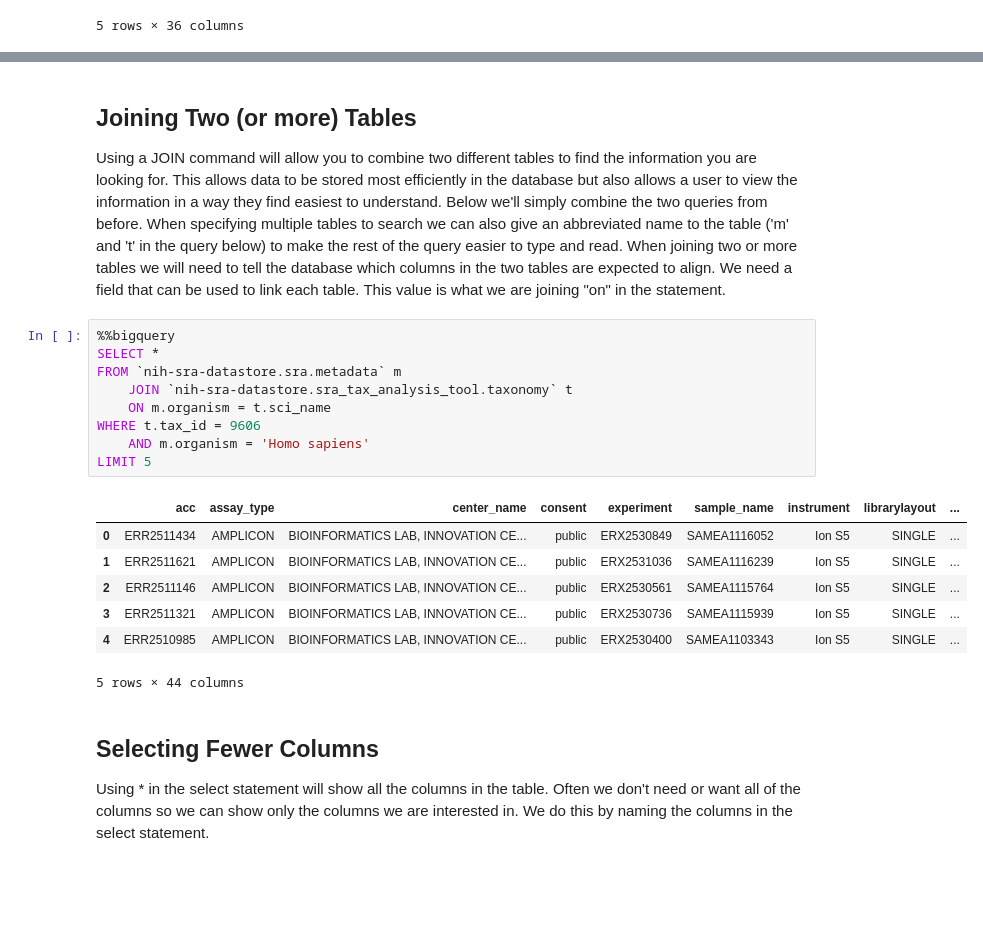
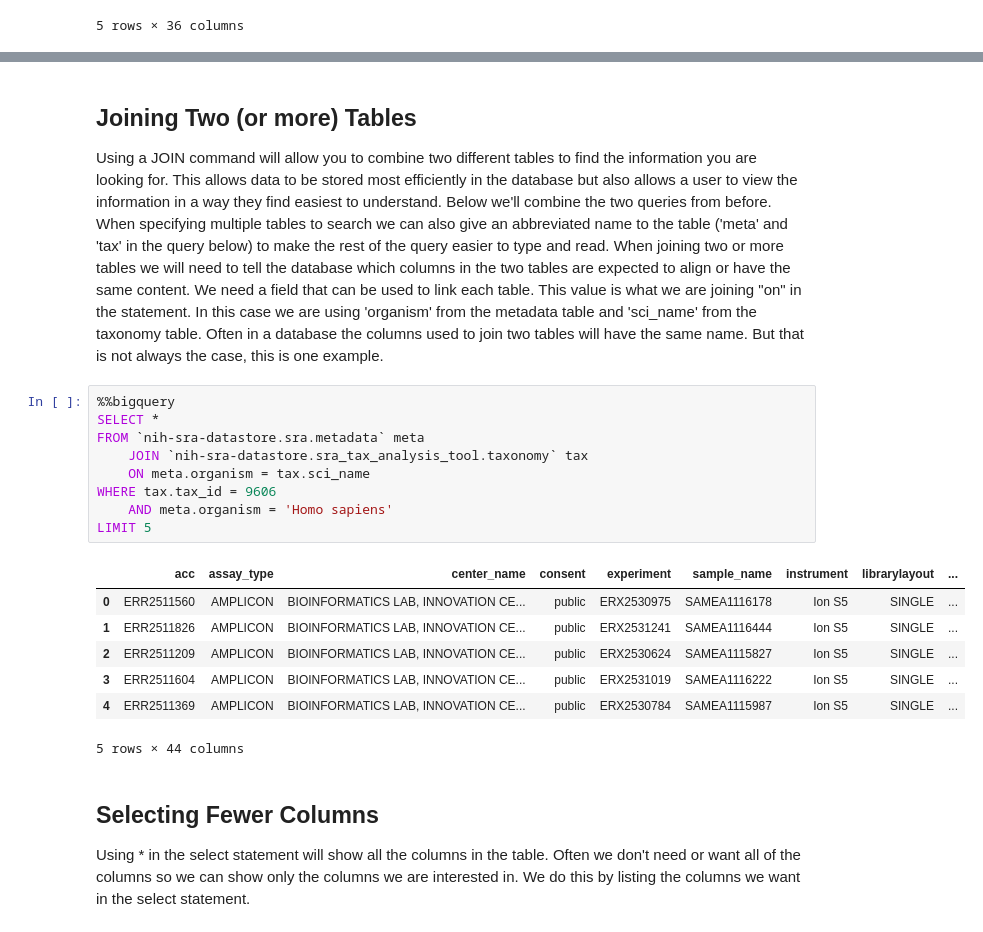
Before and after one commit to ncbi/ASHG-Workshop-2021, a Jupyter notebook: Basic BigQuery Examples.ipynb, the cells around one changed output, grey strips where cells are left out. Saved outputs shown, nothing was run; the diff lists cells and outputs as text; blank space fills up the shorter version.

Commit message:
Add files via upload
updated examples workbooks

```diff
--- a/Basic BigQuery Examples.ipynb
+++ b/Basic BigQuery Examples.ipynb
@@ -59,26 +83,26 @@ WHERE sci_name = 'Homo sapiens'
 # %% [markdown]
 ## Joining Two (or more) Tables
-Using a JOIN command will allow you to combine two different tables to find the information you are looking for. This allows data to be stored most efficiently in the database but also allows a user to view the information in a way they find easiest to understand. Below we'll simply combine the two queries from before. When specifying multiple tables to search we can also give an abbreviated name to the table ('m' and 't' in the query below) to make the rest of the query easier to type and read.
-When joining two or more tables we will need to tell the database which columns in the two tables are expected to align. We need a field that can be used to link each table. This value is what we are joining "on" in the statement.
+Using a JOIN command will allow you to combine two different tables to find the information you are looking for. This allows data to be stored most efficiently in the database but also allows a user to view the information in a way they find easiest to understand. Below we'll combine the two queries from before. When specifying multiple tables to search we can also give an abbreviated name to the table ('meta' and 'tax' in the query below) to make the rest of the query easier to type and read.
+When joining two or more tables we will need to tell the database which columns in the two tables are expected to align or have the same content. We need a field that can be used to link each table. This value is what we are joining "on" in the statement. In this case we are using 'organism' from the metadata table and 'sci_name' from the taxonomy table. Often in a database the columns used to join two tables will have the same name. But that is not always the case, this is one example.
 # %%
 %%bigquery
 SELECT *
-FROM `nih-sra-datastore.sra.metadata` m
-    JOIN `nih-sra-datastore.sra_tax_analysis_tool.taxonomy` t
-    ON m.organism = t.sci_name
-WHERE t.tax_id = 9606
-    AND m.organism = 'Homo sapiens'
+FROM `nih-sra-datastore.sra.metadata` meta
+    JOIN `nih-sra-datastore.sra_tax_analysis_tool.taxonomy` tax
+    ON meta.organism = tax.sci_name
+WHERE tax.tax_id = 9606
+    AND meta.organism = 'Homo sapiens'
 LIMIT 5
 # %% [output]
 |  | acc | assay_type | center_name | consent | experiment | sample_name | instrument | librarylayout | ... |
-| 0 | ERR2511434 | AMPLICON | BIOINFORMATICS LAB, INNOVATION CE... | public | ERX2530849 | SAMEA1116052 | Ion S5 | SINGLE | ... |
-| 1 | ERR2511621 | AMPLICON | BIOINFORMATICS LAB, INNOVATION CE... | public | ERX2531036 | SAMEA1116239 | Ion S5 | SINGLE | ... |
-| 2 | ERR2511146 | AMPLICON | BIOINFORMATICS LAB, INNOVATION CE... | public | ERX2530561 | SAMEA1115764 | Ion S5 | SINGLE | ... |
-| 3 | ERR2511321 | AMPLICON | BIOINFORMATICS LAB, INNOVATION CE... | public | ERX2530736 | SAMEA1115939 | Ion S5 | SINGLE | ... |
-| 4 | ERR2510985 | AMPLICON | BIOINFORMATICS LAB, INNOVATION CE... | public | ERX2530400 | SAMEA1103343 | Ion S5 | SINGLE | ... |
+| 0 | ERR2511560 | AMPLICON | BIOINFORMATICS LAB, INNOVATION CE... | public | ERX2530975 | SAMEA1116178 | Ion S5 | SINGLE | ... |
+| 1 | ERR2511826 | AMPLICON | BIOINFORMATICS LAB, INNOVATION CE... | public | ERX2531241 | SAMEA1116444 | Ion S5 | SINGLE | ... |
+| 2 | ERR2511209 | AMPLICON | BIOINFORMATICS LAB, INNOVATION CE... | public | ERX2530624 | SAMEA1115827 | Ion S5 | SINGLE | ... |
+| 3 | ERR2511604 | AMPLICON | BIOINFORMATICS LAB, INNOVATION CE... | public | ERX2531019 | SAMEA1116222 | Ion S5 | SINGLE | ... |
+| 4 | ERR2511369 | AMPLICON | BIOINFORMATICS LAB, INNOVATION CE... | public | ERX2530784 | SAMEA1115987 | Ion S5 | SINGLE | ... |
 5 rows × 44 columns
 # %% [markdown]
 ## Selecting Fewer Columns
-Using * in the select statement will show all the columns in the table. Often we don't need or want all of the columns so we can show only the columns we are interested in. We do this by naming the columns in the select statement.
+Using * in the select statement will show all the columns in the table. Often we don't need or want all of the columns so we can show only the columns we are interested in. We do this by listing the columns we want in the select statement.
 # %%
 %%bigquery
```
Also changed, not shown: parts of 10 cells of this notebook, 1 other file.
